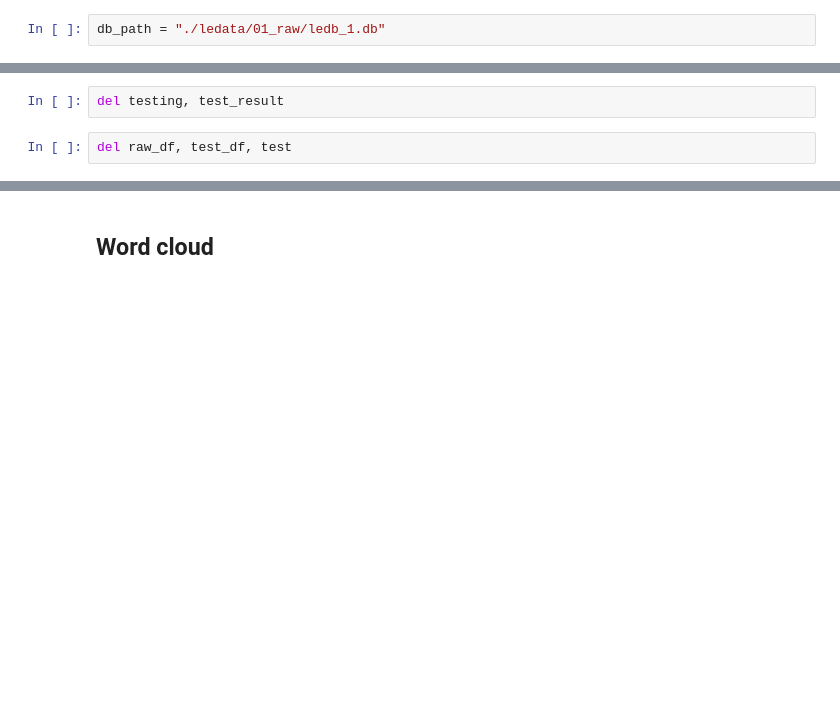
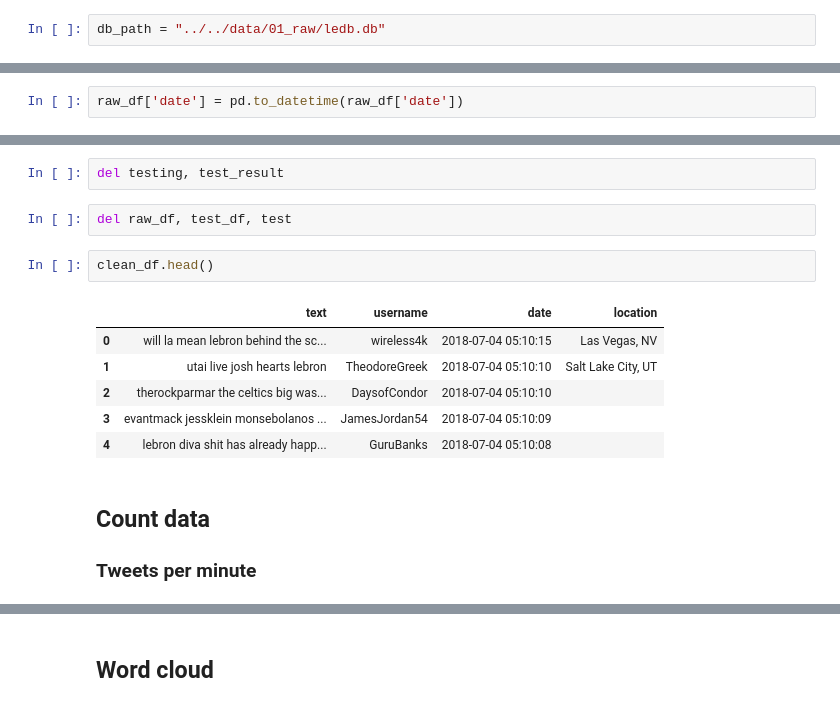
Before and after one commit to lrbachtiar/ledecision, a Jupyter notebook: munge/01_raw/scrape_clean_tweets.ipynb, the cells around one changed output, grey strips where cells are left out. Saved outputs shown, nothing was run; the diff lists cells and outputs as text; blank space fills up the shorter version.

```diff
--- a/munge/01_raw/scrape_clean_tweets.ipynb
+++ b/munge/01_raw/scrape_clean_tweets.ipynb
@@ -14,7 +18,7 @@ import sqlite3
 # %% [markdown]
 ## Connect to DB, load data and convert to dataframe
 # %%
-db_path = "./ledata/01_raw/ledb_1.db"
+db_path = "../../data/01_raw/ledb.db"
 # %%
 conn = sqlite3.connect(db_path)
 c = conn.cursor()
@@ -45,3 +52,5 @@ raw_df[:5]
+# %%
+raw_df['date'] = pd.to_datetime(raw_df['date'])
 # %% [markdown]
 ## Clean Data
 # %%
@@ -77,3 +83,16 @@ clean_df.text.to_csv('example.txt', sep='\t')
 del testing, test_result
 # %%
 del raw_df, test_df, test
+# %%
+clean_df.head()
+# %% [output]
+|  | text | username | date | location |
+| 0 | will la mean lebron behind the sc... | wireless4k | 2018-07-04 05:10:15 | Las Vegas, NV |
+| 1 | utai live josh hearts lebron | TheodoreGreek | 2018-07-04 05:10:10 | Salt Lake City, UT |
+| 2 | therockparmar the celtics big was... | DaysofCondor | 2018-07-04 05:10:10 |  |
+| 3 | evantmack jessklein monsebolanos ... | JamesJordan54 | 2018-07-04 05:10:09 |  |
+| 4 | lebron diva shit has already happ... | GuruBanks | 2018-07-04 05:10:08 |  |
+# %% [markdown]
+## Count data
+
+### Tweets per minute
```
Also changed, not shown: parts of 18 cells of this notebook, 1 other file.
